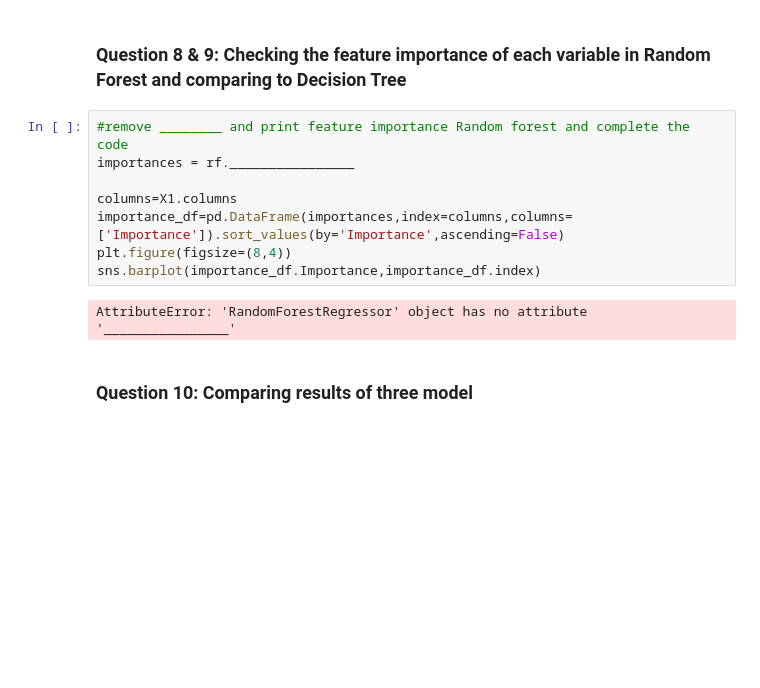
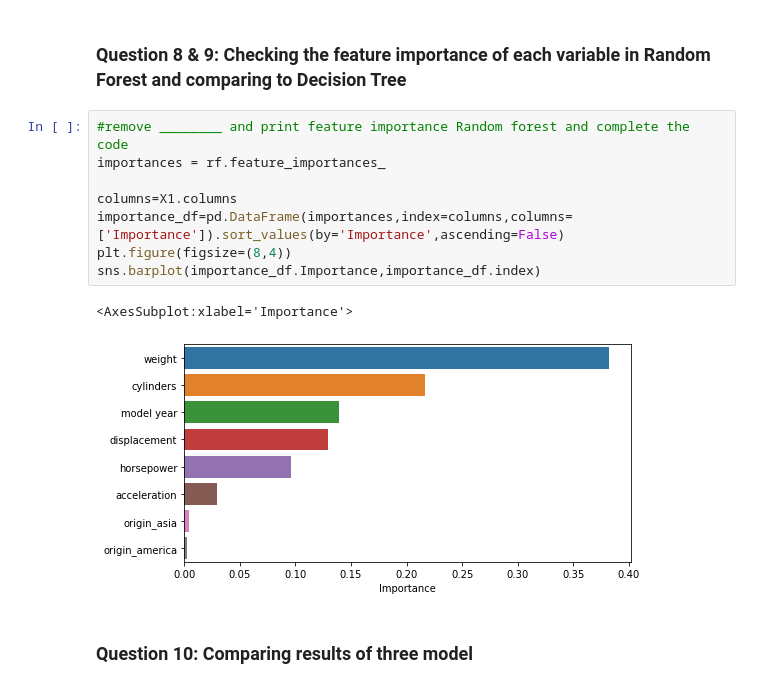
Before and after one commit to AlexHamn/auto-mpg-linear-regression, a Jupyter notebook: LinearRegression_HandsOnQuiz_Learner_Notebook.ipynb, the cells around one changed output. Cells and saved outputs as stored; diff of their text form; blank space fills up the shorter version.

Commit message:
Check Random Forest Performance

```diff
--- a/LinearRegression_HandsOnQuiz_Learner_Notebook.ipynb
+++ b/LinearRegression_HandsOnQuiz_Learner_Notebook.ipynb
@@ -486,14 +486,15 @@ model_pref(rf, X_train1, X_test1,y_train1,y_test1)
 ### Question 8 & 9: Checking the feature importance of each variable in Random Forest and comparing to Decision Tree
 # %%
 #remove ________ and print feature importance Random forest and complete the code
-importances = rf.________________
+importances = rf.feature_importances_
 
 columns=X1.columns
 importance_df=pd.DataFrame(importances,index=columns,columns=['Importance']).sort_values(by='Importance',ascending=False)
 plt.figure(figsize=(8,4))
 sns.barplot(importance_df.Importance,importance_df.index)
 # %% [output]
-AttributeError: 'RandomForestRegressor' object has no attribute '________________'
+<AxesSubplot:xlabel='Importance'>
+[figure, added]
 # %% [markdown]
 ### Question 10: Comparing results of three model
 # %%
```
Also changed, not shown: parts of 1 cell of this notebook.
